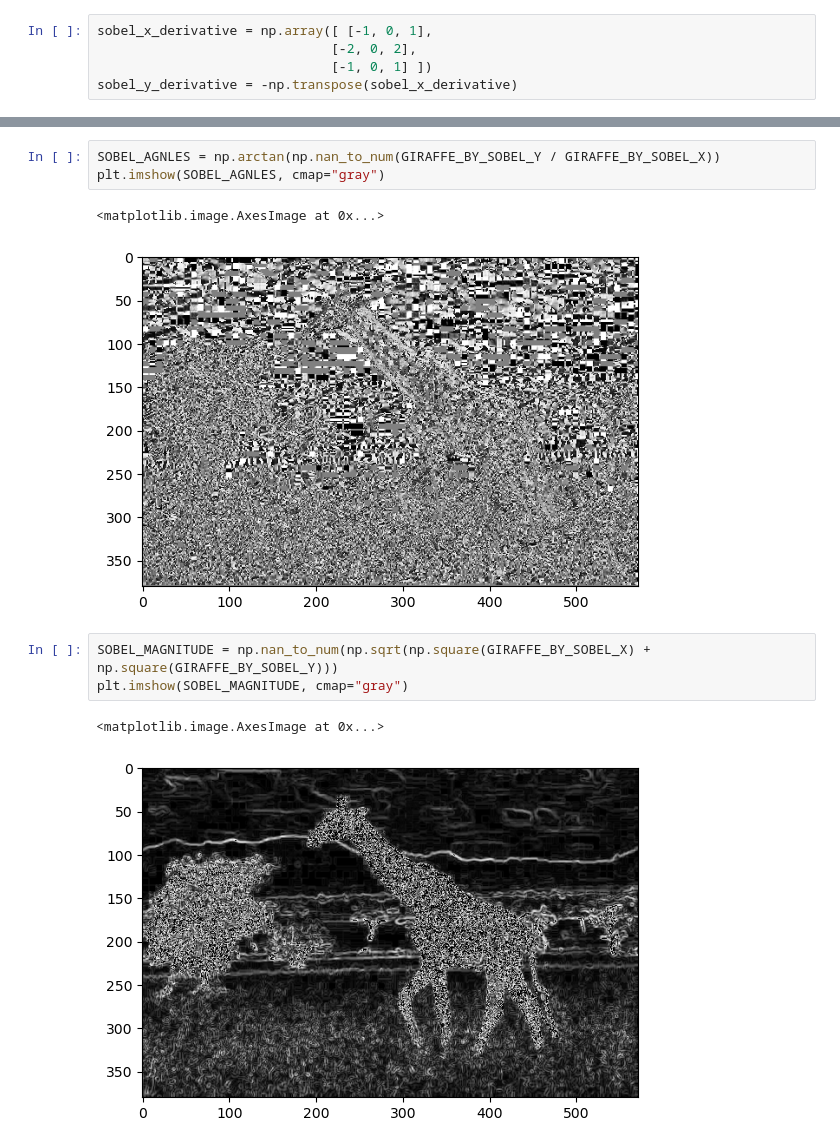
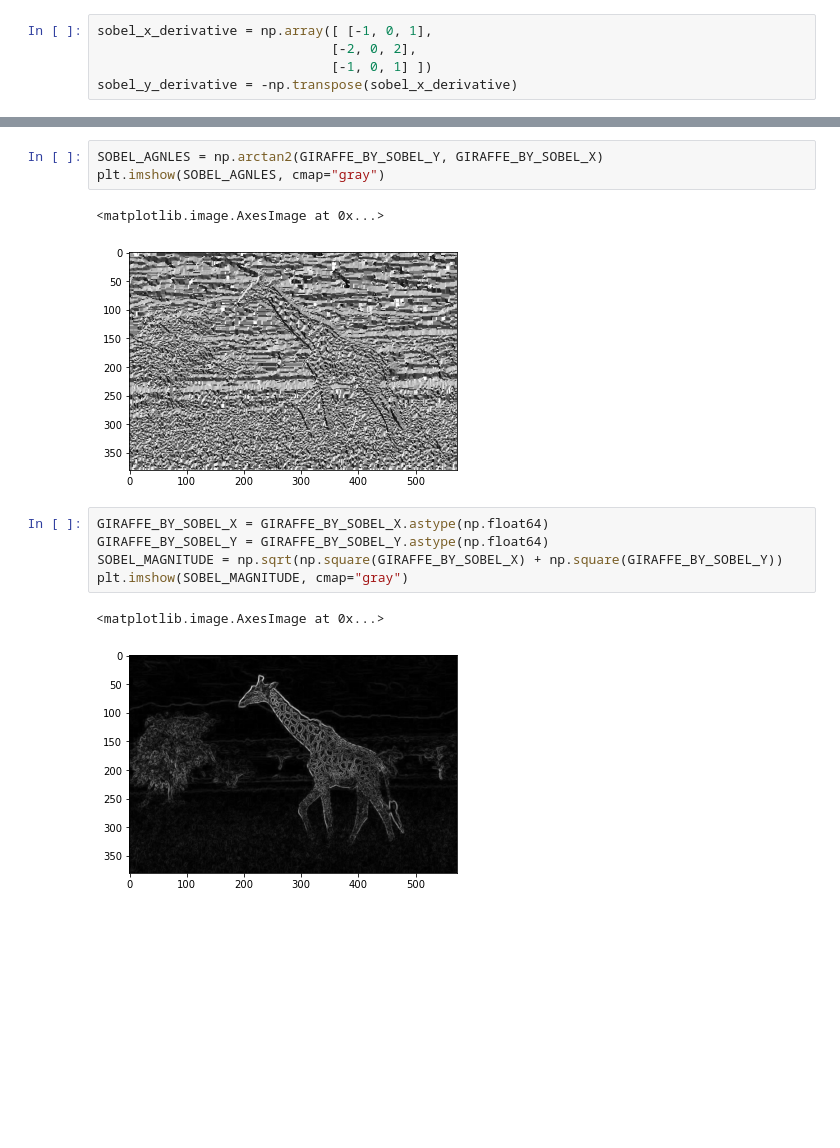
Before and after one commit to al-pi314/computer_vision, a Jupyter notebook: lectures/edge_detection/edge_detection.ipynb, the cells around one changed output, grey strips where cells are left out. Drawn from its saved outputs; the diff is of its cells as text; blank space fills up the shorter version.

```diff
--- a/lectures/edge_detection/edge_detection.ipynb
+++ b/lectures/edge_detection/edge_detection.ipynb
@@ -83,15 +82,17 @@ plt.imshow(JOINED_SOBEL_GIRAFFE, cmap="gray")
 # %%
-SOBEL_AGNLES = np.arctan(np.nan_to_num(GIRAFFE_BY_SOBEL_Y / GIRAFFE_BY_SOBEL_X))
+SOBEL_AGNLES = np.arctan2(GIRAFFE_BY_SOBEL_Y, GIRAFFE_BY_SOBEL_X)
 plt.imshow(SOBEL_AGNLES, cmap="gray")
 # %% [output]
 <matplotlib.image.AxesImage at 0x...>
-[figure, old version]
+[figure, new version]
 # %%
-SOBEL_MAGNITUDE = np.nan_to_num(np.sqrt(np.square(GIRAFFE_BY_SOBEL_X) + np.square(GIRAFFE_BY_SOBEL_Y)))
+GIRAFFE_BY_SOBEL_X = GIRAFFE_BY_SOBEL_X.astype(np.float64)
+GIRAFFE_BY_SOBEL_Y = GIRAFFE_BY_SOBEL_Y.astype(np.float64)
+SOBEL_MAGNITUDE = np.sqrt(np.square(GIRAFFE_BY_SOBEL_X) + np.square(GIRAFFE_BY_SOBEL_Y))
 plt.imshow(SOBEL_MAGNITUDE, cmap="gray")
 # %% [output]
 <matplotlib.image.AxesImage at 0x...>
-[figure, old version]
+[figure, new version]
 # %%
 SOBEL_MAGNITUDE_THRESHOLDED = SOBEL_MAGNITUDE.copy()
 SOBEL_MAGNITUDE_THRESHOLDED[SOBEL_MAGNITUDE_THRESHOLDED < 100] = 0
```
Also changed, not shown: parts of 7 cells of this notebook.
